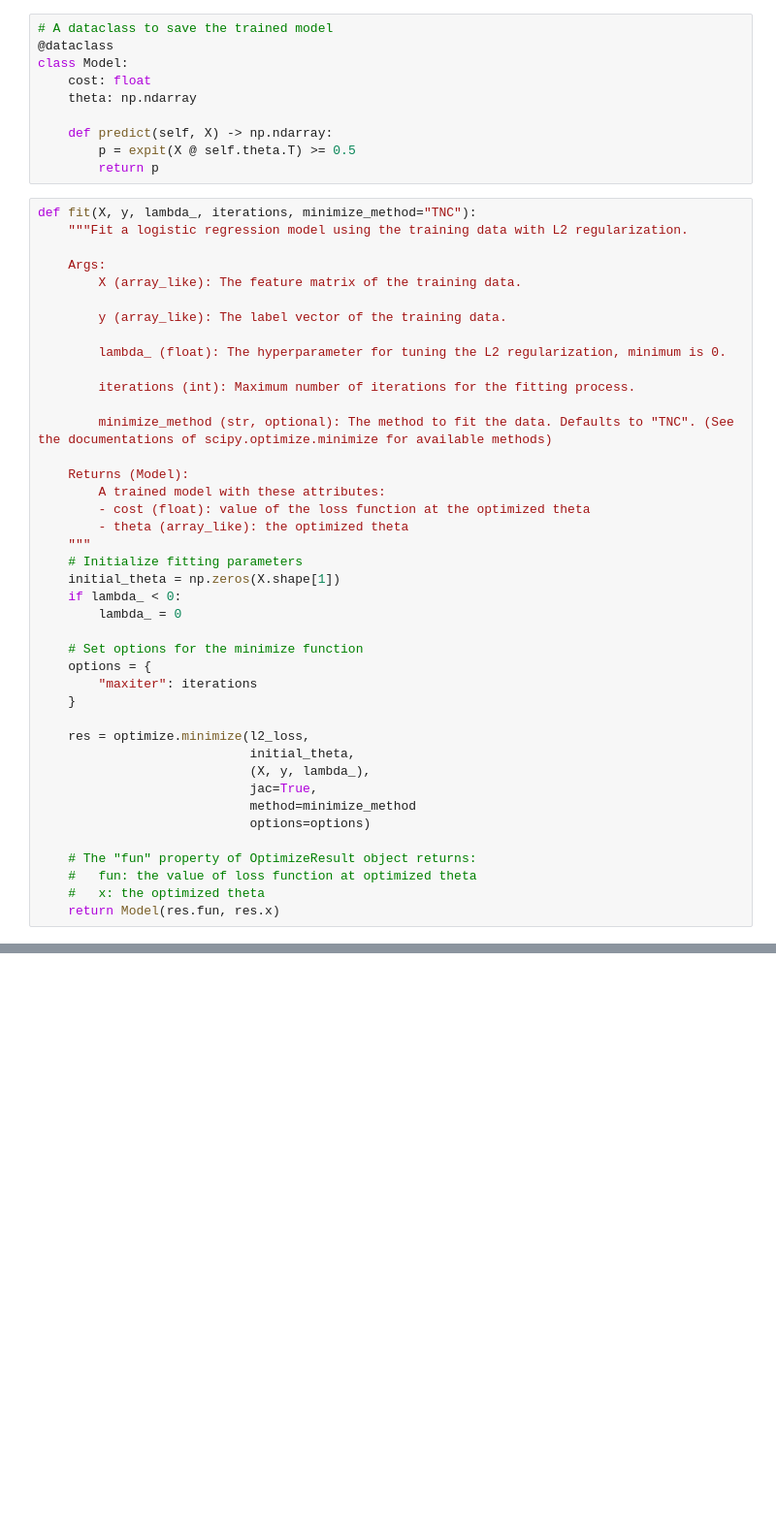
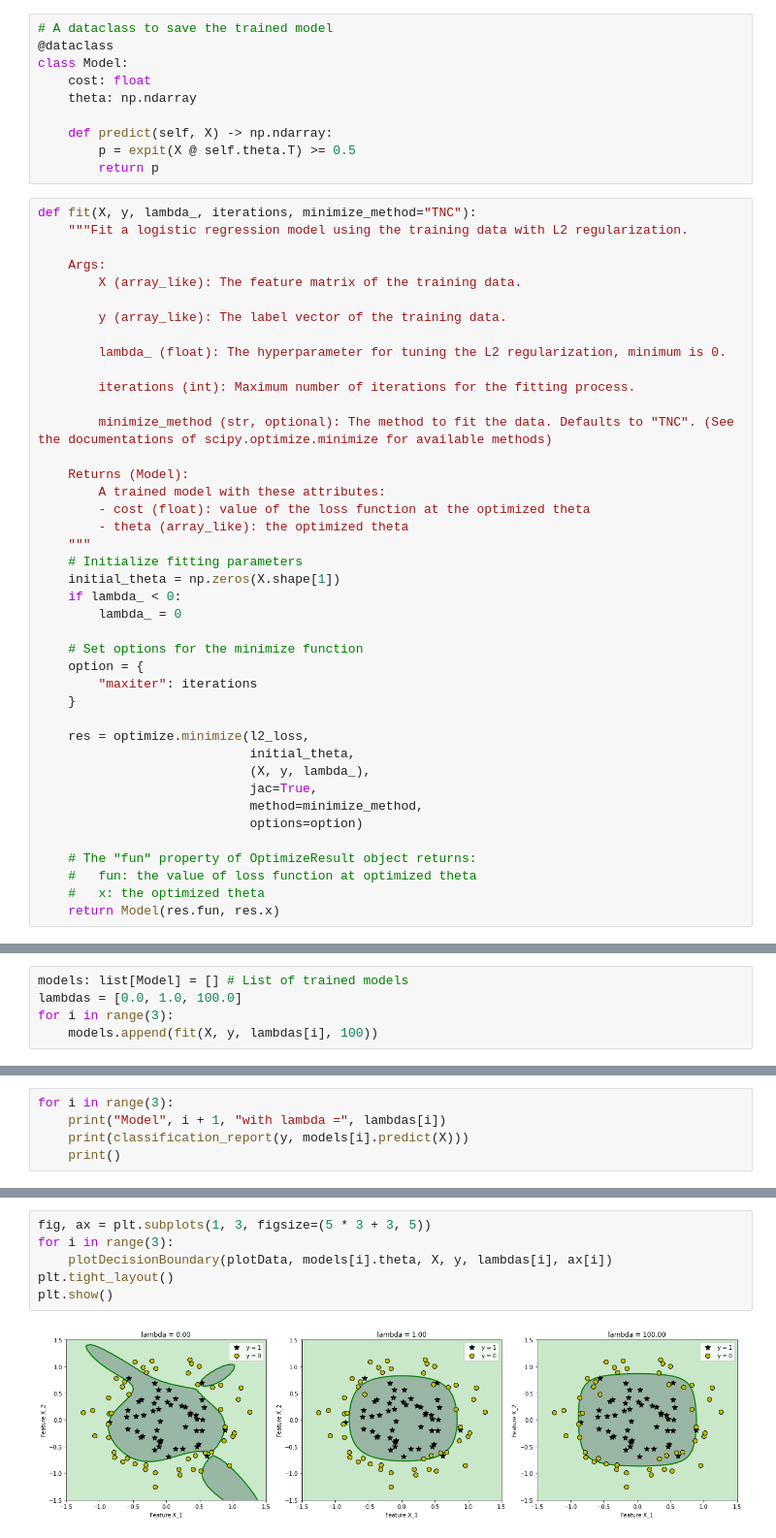
Before and after one commit to nvakiet/L2_Regularization, a Jupyter notebook: L2_Regularization_EN.ipynb, the cells around one changed output, grey strips where cells are left out. Shown at 97% size. Drawn from its saved outputs; the diff is of its cells as text; blank space fills up the shorter version.

```diff
--- a/L2_Regularization_EN.ipynb
+++ b/L2_Regularization_EN.ipynb
@@ -262,7 +262,7 @@ def fit(X, y, lambda_, iterations, minimize_method="TNC"):
         lambda_ = 0
 
     # Set options for the minimize function
-    options = {
+    option = {
         "maxiter": iterations
     }
 
@@ -270,8 +270,8 @@ def fit(X, y, lambda_, iterations, minimize_method="TNC"):
                             initial_theta,
                             (X, y, lambda_),
                             jac=True,
-                            method=minimize_method
-                            options=options)
+                            method=minimize_method,
+                            options=option)
 
     # The "fun" property of OptimizeResult object returns:
     #   fun: the value of loss function at optimized theta
@@ -279,0 +282,5 @@ def fit(X, y, lambda_, iterations, minimize_method="TNC"):
+# %%
+models: list[Model] = [] # List of trained models
+lambdas = [0.0, 1.0, 100.0]
+for i in range(3):
+    models.append(fit(X, y, lambdas[i], 100))
@@ -279,0 +338,5 @@ def fit(X, y, lambda_, iterations, minimize_method="TNC"):
+# %%
+for i in range(3):
+    print("Model", i + 1, "with lambda =", lambdas[i])
+    print(classification_report(y, models[i].predict(X)))
+    print()
@@ -279,0 +367,8 @@ def fit(X, y, lambda_, iterations, minimize_method="TNC"):
+# %%
+fig, ax = plt.subplots(1, 3, figsize=(5 * 3 + 3, 5))
+for i in range(3):
+    plotDecisionBoundary(plotData, models[i].theta, X, y, lambdas[i], ax[i])
+plt.tight_layout()
+plt.show()
+# %% [output]
+[figure, added]
```
Also changed, not shown: parts of 9 cells of this notebook.
